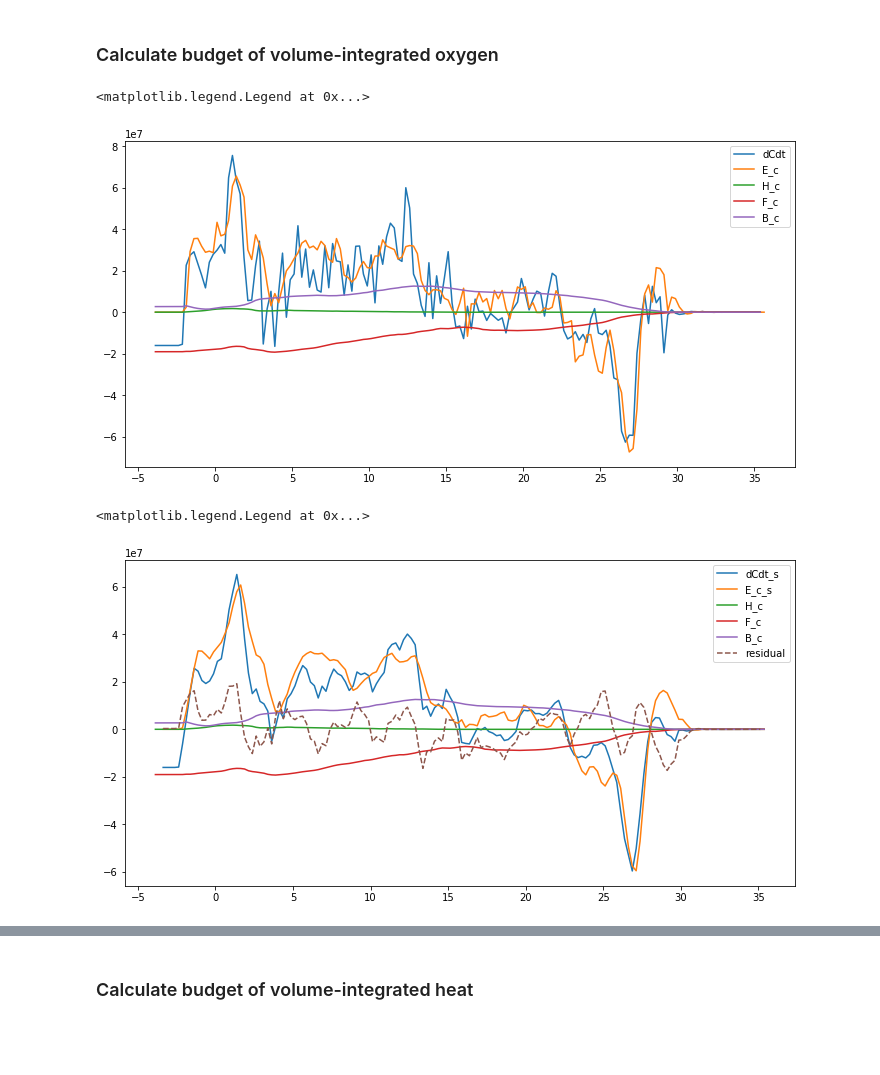
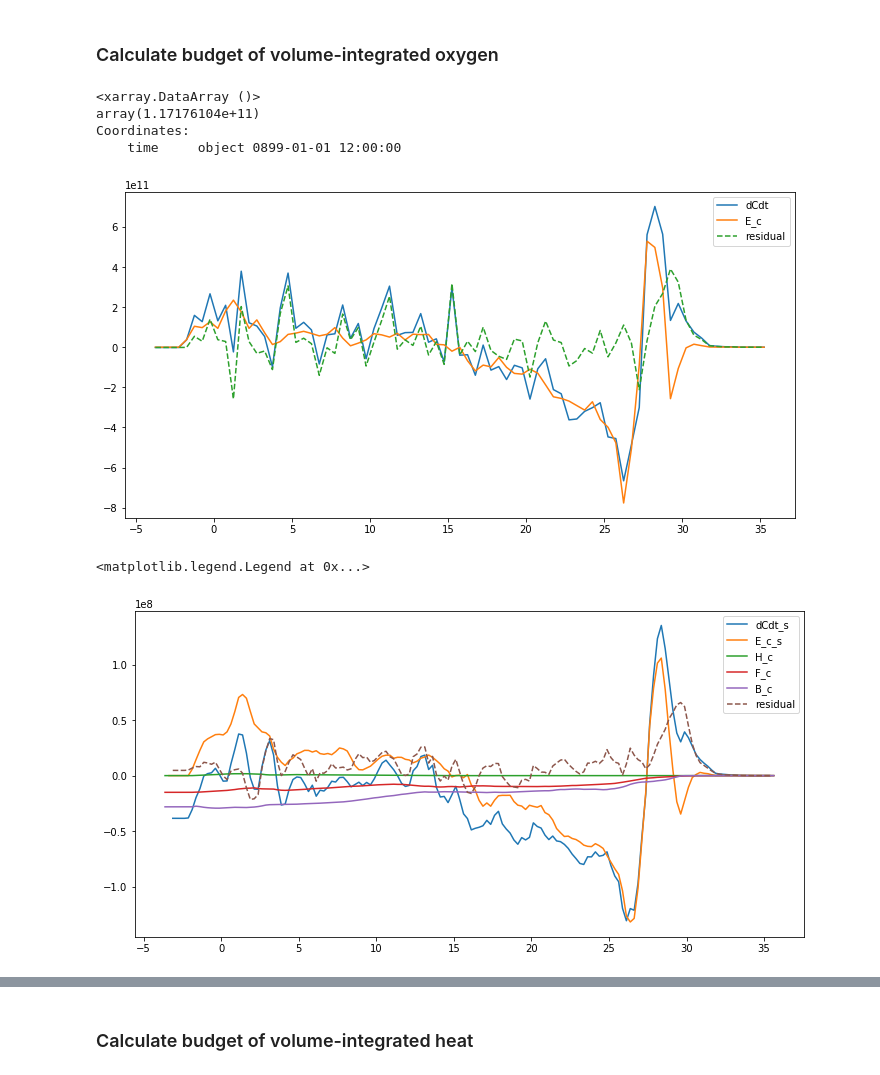
Before and after one commit to gmacgilchrist/wmt_bgc, a Jupyter notebook: calc_wmt_o2.ipynb, the cells around one changed output, grey strips where cells are left out. Drawn from its saved outputs; the diff is of its cells as text; code cells hidden in the pictures; blank space fills up the shorter version.

Commit message:
backing up after long time since last commit

```diff
--- a/calc_wmt_o2.ipynb
+++ b/calc_wmt_o2.ipynb
@@ -26,9 +26,11 @@ import calc_wmt as wmt
 # %%
 # Load the data
 rootdir = '/archive/gam/ESM4/DECK/ESM4_piControl_D/gfdl.ncrc4-intel16-prod-openmp/'
-runname = '11'
+runname = '14'
 filename = '08990101.ocean_daily.nc'
 ds = xr.open_dataset(rootdir+runname+'/history/'+filename).squeeze()
+filename_snap = '08990101.ocean_daily_snap.nc'
+ds_snap = xr.open_dataset(rootdir+runname+'/history/'+filename_snap).squeeze()
 
 filename_grid = '08990101.ocean_static_no_mask_table.nc'
 grid = xr.open_dataset(rootdir+runname+'/history/'+filename_grid)
@@ -58,9 +60,15 @@ tendsum,error = bc.calc_budget(ds,o2_terms[1:],o2_terms[0],plot=False)
 ds['o2_vdiffuse_impl']=error
 
 # Calculate material derivative and diffusive terms
+# HEAT
 signsLHS = [-1,1,1]
 signsRHS = [1,1,1,1,1]
-# HEAT
 termsLHS = heat_terms[:3]
 termsRHS = heat_terms[3:]
 Dheat, dheat, error_heat = bc.calc_materialderivative(ds,termsLHS,signsLHS,termsRHS,signsRHS,plot=False)
+# SALT
+# signsLHS = [-1,1,1]
+# signsRHS = [1,1,1]
+# termsLHS = salt_terms[:3]
+# termsRHS = salt_terms[3:]
+# Dsalt, dsalt, error_salt = bc.calc_materialderivative(ds,termsLHS,signsLHS,termsRHS,signsRHS,plot=False)
@@ -105,32 +134,67 @@ B_c = wmt.calc_P(b_c,l,l_i_vals,area).isel(time=1)
+# %%
+# Refine vertical grid
+if refine:
+    l = calc_refine(l, refineby=refineby, variable_type='intensive')
+    dl = calc_refine(dl, refineby=refineby, variable_type='extensive')
+    c = calc_refine(c, refineby=refineby, variable_type='intensive')
+    l_snap = calc_refine(l_snap, refineby=refineby, variable_type='intensive')
+    c_snap = calc_refine(c_snap, refineby=refineby, variable_type='intensive')
+    h_snap = calc_refine(h_snap, refineby=refineby, variable_type='extensive')
+
+    h_c = calc_refine(h_c, refineby=refineby, variable_type='extensive')
+    f_c = calc_refine(f_c, refineby=refineby, variable_type='extensive')
+    b_c = calc_refine(b_c, refineby=refineby, variable_type='extensive')
+# %%
+# Binning variables
+delta_l = 0.5
+l_i_vals = np.arange(-4,36,delta_l)
+
+# Calculation of budget tracer content tendency, derived from snapshots
+C = wmt.calc_P(rho0*c_snap*h_snap,l_snap,l_i_vals,area) # Binning at snapshots
+dCdt = C.diff('time')/(C.time.diff('time').astype('float')*1E-9)
+dCdt = dCdt.isel(time=0)
+# dCdt = C.differentiate('time').isel(time=0) # Finite difference in time
+# dCdt = dCdt.rename({l_snap.name+'_bin':l_name}) # Rename dimension for consistency
+# Calculation of E : budget tracer tendency due to dia-boundary mass transport
+E_c = wmt.calc_E(c,l,dl,l_i_vals,area,plot=False).isel(time=1)
+# Calculation of P^n : volume integrated budget tracer tendencies
+# H_c = wmt.calc_P(h_c,l,l_i_vals,area).isel(time=1)
+# F_c = wmt.calc_P(f_c,l,l_i_vals,area).isel(time=1)
+# B_c = wmt.calc_P(b_c,l,l_i_vals,area).isel(time=1)
 # %%
 fig,ax1 = plt.subplots(figsize=(12,6),ncols=1)
 ax1.plot(dCdt[l_name],dCdt,label='dCdt')
 ax1.plot(E_c[l_name],E_c,label='E_c')
-ax1.plot(H_c[l_name],H_c,label='H_c')
-ax1.plot(F_c[l_name],F_c,label='F_c')
-ax1.plot(B_c[l_name],B_c,label='B_c')
-# residual = dCdt-E_c-H_c-F_c-B_c
-# ax1.plot(residual[l_name],residual,linestyle='--',label='residual')
+# ax1.plot(H_c[l_name],H_c,label='H_c')
+# ax1.plot(F_c[l_name],F_c,label='F_c')
+# ax1.plot(B_c[l_name],B_c,label='B_c')
+residual = dCdt-E_c#-H_c-F_c-B_c
+ax1.plot(residual[l_name],residual,linestyle='--',label='residual')
 ax1.legend()
+print(np.sqrt(np.mean(residual**2)))
 # %% [output]
-<matplotlib.legend.Legend at 0x...>
+<xarray.DataArray ()>
+array(1.17176104e+11)
+Coordinates:
+    time     object 0899-01-01 12:00:00
-[figure, old version]
+[figure, new version]
 # %%
 smoothing = 4
 dCdt_s = dCdt.rolling({l_name:smoothing},center=True).mean()
+smoothing = 4
 E_c_s = E_c.rolling({l_name:smoothing},center=True).mean()
 fig,ax1 = plt.subplots(figsize=(12,6),ncols=1)
 ax1.plot(dCdt[l_name],dCdt_s,label='dCdt_s')
 ax1.plot(E_c[l_name],E_c_s,label='E_c_s')
 ax1.plot(H_c[l_name],H_c,label='H_c')
 ax1.plot(F_c[l_name],F_c,label='F_c')
 ax1.plot(B_c[l_name],B_c,label='B_c')
 residual = dCdt_s-E_c_s-H_c-F_c-B_c
 ax1.plot(residual[l_name],residual,linestyle='--',label='residual')
 ax1.legend()
 # %% [output]
 <matplotlib.legend.Legend at 0x...>
-[figure, old version]
+[figure, new version]
 # %%
 fig,ax1 = plt.subplots(figsize=(12,6),ncols=1)
 residual = dCdt-H_c-F_c-B_c
```
Also changed, not shown: parts of 4 cells of this notebook, 7 other files.
